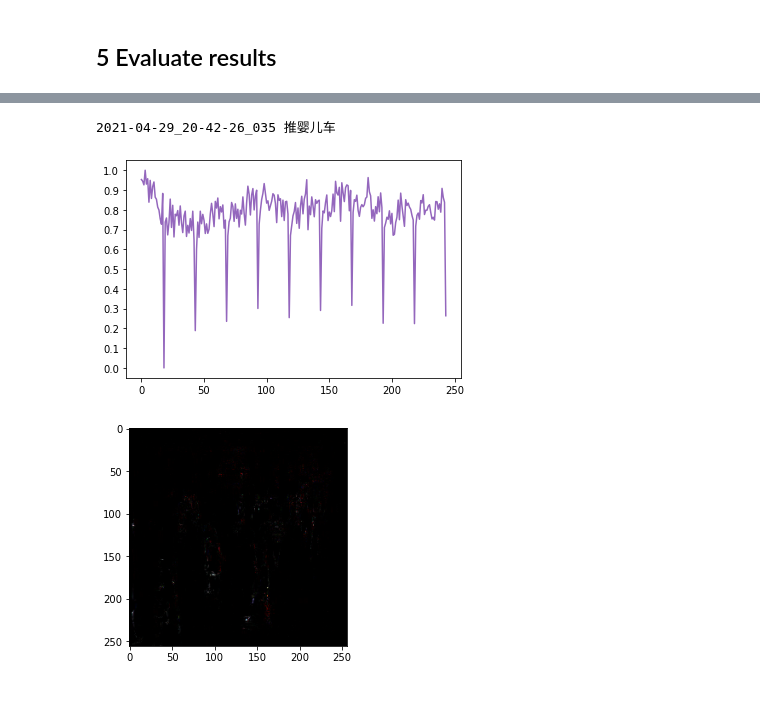
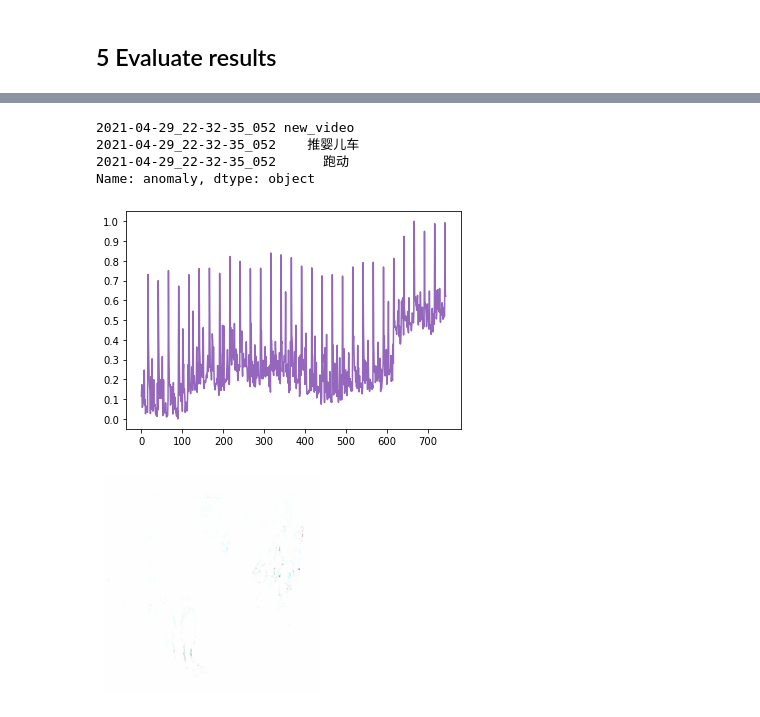
Before and after one commit to DecAngel/rush, a Jupyter notebook: process_xian_video_for_VAD/evaluate_xian.ipynb, the cells around one changed output, grey strips where cells are left out. Cells and saved outputs as stored; diff of their text form; code cells hidden in the pictures.

```diff
--- a/process_xian_video_for_VAD/evaluate_xian.ipynb
+++ b/process_xian_video_for_VAD/evaluate_xian.ipynb
@@ -43,10 +43,11 @@ import urls
 # %% [markdown]
 ## 1 Set configs and environment
 # %%
+id = 51
 cfg = EasyDict(
     # dataset
-    video_folder='/home/yuanyu/projects/data/DaYanTa_2/8_C51/frames',
-    label_file_path='/home/yuanyu/projects/dyt_VAD/label2.csv',
+    video_folder='/home/yuanyu/projects/data/DaYanTa_2/8_C' + str(id) + '/frames_select',
+    label_file_path='/home/yuanyu/projects/rush/process_xian_video_for_VAD/label_dyt_' + str(id) + '_0429.csv',
     transform=transforms.Compose([transforms.ToTensor()]),
     resized_height=256,
     resized_width=256,
@@ -61,10 +62,9 @@ cfg = EasyDict(
     msize=10,
 
     # test
-    # label_df_path='/home/yuanyu/projects/dyt_VAD/label.csv'
-    model_path='./models/MNAD/exp/Xian/pred/log/model.pth',
-    m_items_path='./models/MNAD/exp/Xian/pred/log/keys.pt',
-    log_dir='./xian_results2',
+    model_path='./models/MNAD/exp/Xian/pred/log' + str(id) + '/model.pth',
+    m_items_path='./models/MNAD/exp/Xian/pred/log' + str(id) + '/keys.pt',
+    log_dir='./xian_results/' + str(id),
     gpus='1,2,3',
     batch_size=1,
     num_workers=1,
@@ -90,5 +90,4 @@ test_dataset = CustomDataLoader(cfg.video_folder, transforms.Compose([
 ]), label_file_path=cfg.label_file_path,
     resize_height=cfg.resized_height, resize_width=cfg.resized_width, time_step=cfg.t_length-1, train=False)
 
-test_loader = data.DataLoader(test_dataset, batch_size=cfg.batch_size,
-                             shuffle=False, num_workers=cfg.num_workers, drop_last=False)
+test_loader = data.DataLoader(test_dataset, batch_size=cfg.batch_size, shuffle=False, num_workers=cfg.num_workers, drop_last=False)
@@ -252,7 +263,7 @@ def show_one_result(result_dict: Dict[str, object], samples: List[str], idx: int
         psnr_list.append(psnr)
         # break
     # print(psnr_list)
-    anomaly_score_list_ = anomaly_score_list(psnr_list)
+    anomaly_score_list_ = anomaly_score_list_inv(psnr_list)
     fig = plt.figure()
     ims = []
     for i in range(len(anomaly_score_list_)):
@@ -260,26 +271,29 @@ def show_one_result(result_dict: Dict[str, object], samples: List[str], idx: int
         plt.yticks(np.arange(0, 1.1, 0.1))
         ims.append(im)
     ani = animation.ArtistAnimation(fig, ims, interval=50, repeat_delay=1000)
-    ani.save(f"score_{video_name}.gif",writer='pillow')
+    ani.save(str(id) + f"score_{video_name}.gif",writer='pillow')
 
     fig = plt.figure()
     plt.axis('off')
     ims = []
     for i in range(len(mse_imgs)):
         img = mse_imgs[i]
-        img = 1 - exposure.rescale_intensity(img)
+        img = 1-exposure.rescale_intensity(img)
         im = plt.imshow(img, animated=True)
         ims.append([im])
     ani = animation.ArtistAnimation(fig, ims, interval=50, repeat_delay=1000)
-    ani.save(f"mse_{video_name}.gif",writer='pillow')
+    ani.save(str(id) + f"mse_{video_name}.gif",writer='pillow')
     # plt.show()
     # print(anomaly_score_list_)
 # %%
-# for i in range(10):
-show_one_result(result_dict, samples, 2000)
-    # input()
-    # break
+# for i in range(3):
+show_one_result(result_dict, samples, 3200)
+# input()
+# break
 # %% [output]
-2021-04-29_20-42-26_035 推婴儿车
+2021-04-29_22-32-35_052 new_video
+2021-04-29_22-32-35_052    推婴儿车
+2021-04-29_22-32-35_052      跑动
+Name: anomaly, dtype: object
-[figure, old version]
+[figure, new version]
-[figure, old version]
+[figure, new version]
```
Also changed, not shown: parts of 7 cells of this notebook, 11 other files.
